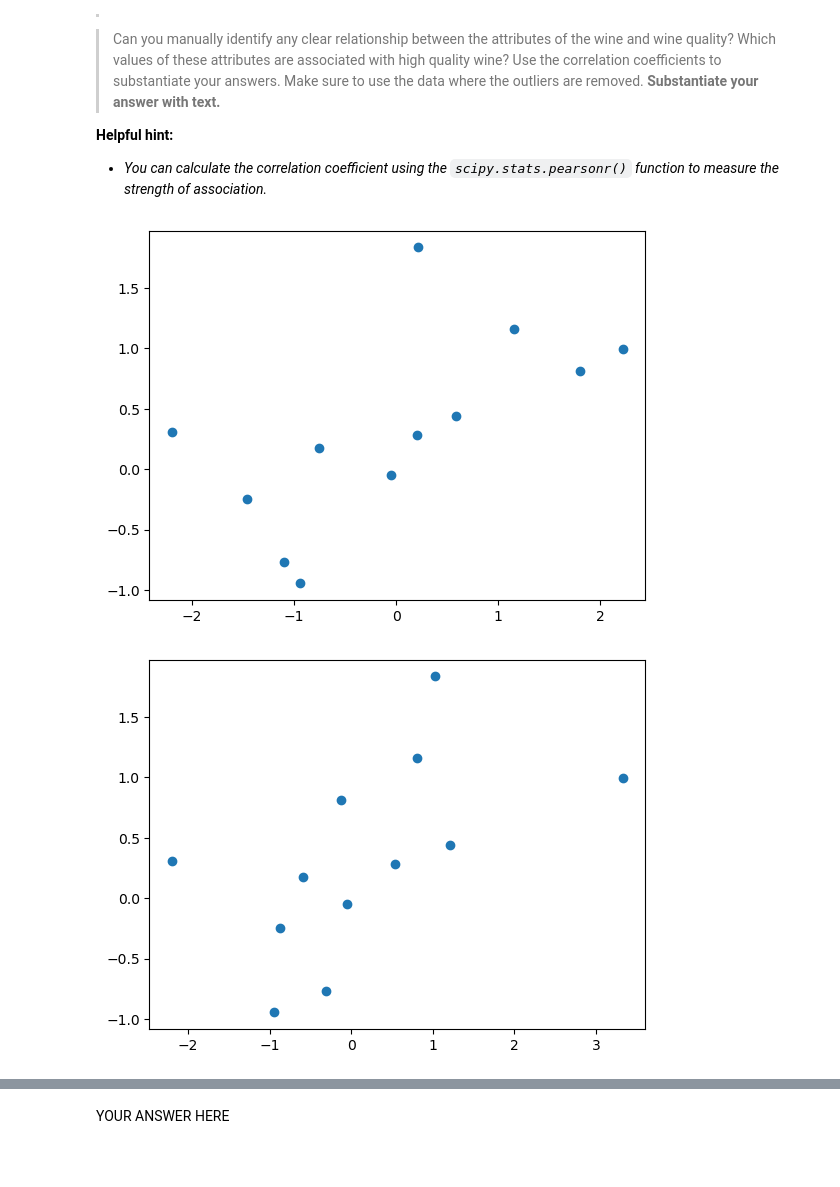
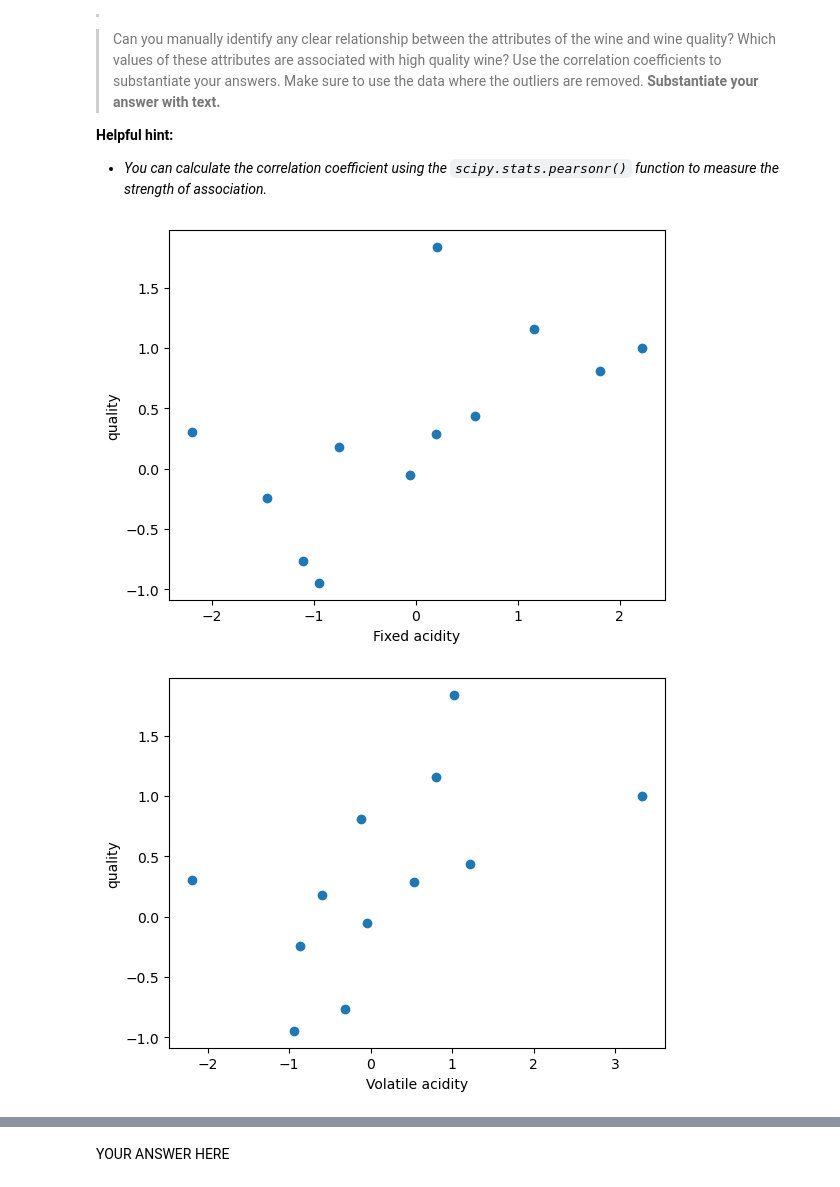
Before and after one commit to DylanElens/obsidian, a Jupyter notebook: datamining/assignment2/assignment_2/assignment_2.ipynb, the cells around one changed output, grey strips where cells are left out. Cells and saved outputs as stored; diff of their text form; code cells hidden in the pictures; blank space fills up the shorter version.

```diff
--- a/datamining/assignment2/assignment_2/assignment_2.ipynb
+++ b/datamining/assignment2/assignment_2/assignment_2.ipynb
@@ -204,16 +206,18 @@ The statistical reason for this is that outliers also have an big influence on t
 # %%
 ##Answer to question 2.1.4
 #f, (ax_box, ax_hist) = plt.subplots(2)
 #    ax_hist.set_title(raw_data['attributeNames'][0][i][0])
  #   ax_hist.hist(wine_data_filtered_standardized[i])
  #   ax_box.boxplot(wine_data_filtered_standardized[i])
  #   plt.ylabel(raw_data['attributeNames'][0][i].dtype)
-for i in range(len(raw_data['attributeNames'][0]) - 1 ):
+import matplotlib.pyplot as plt
+
+for i in range(len(raw_data['attributeNames'][0]) - 1):
     f, ax = plt.subplots()
-    ax.scatter(wine_data_filtered_standardized[i], wine_data_filtered_standardized[11] )
-    ax.set_xlabel = raw_data['attributeNames'][0][i]
-    ax.set_ylabel = "quality"
+    ax.scatter(wine_data_filtered_standardized[i], wine_data_filtered_standardized[11])
+    ax.set_xlabel(raw_data['attributeNames'][0][i][0])  # Set the x-axis label
+    ax.set_ylabel("quality")  # Set the y-axis label
     plt.show()
 # %% [output]
-[figure, old version]
+[figure, new version]
-[figure, old version]
+[figure, new version]
```
Also changed, not shown: parts of 11 cells of this notebook, 9 other files.
